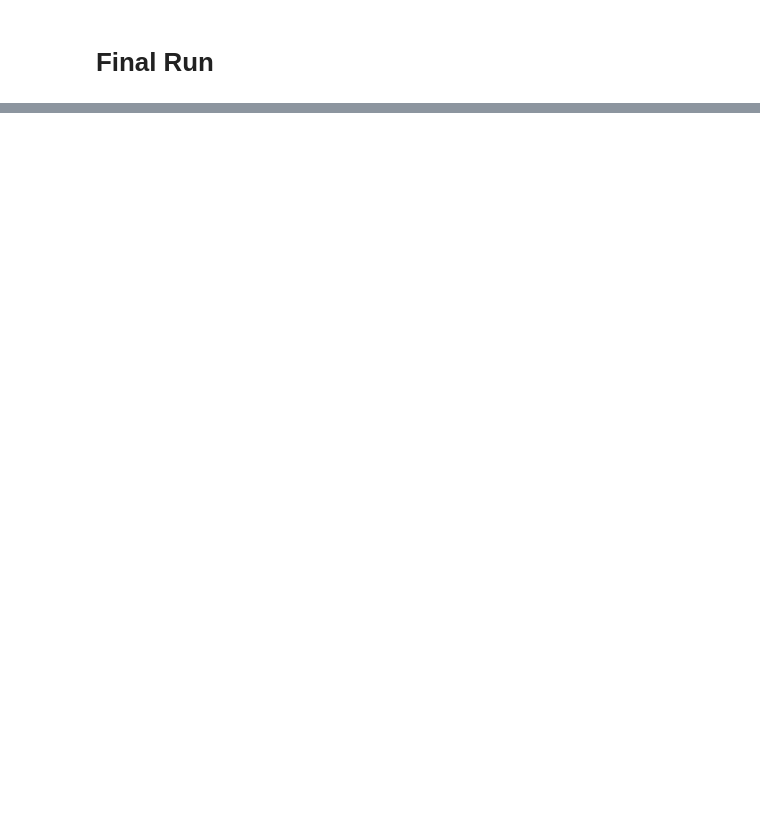
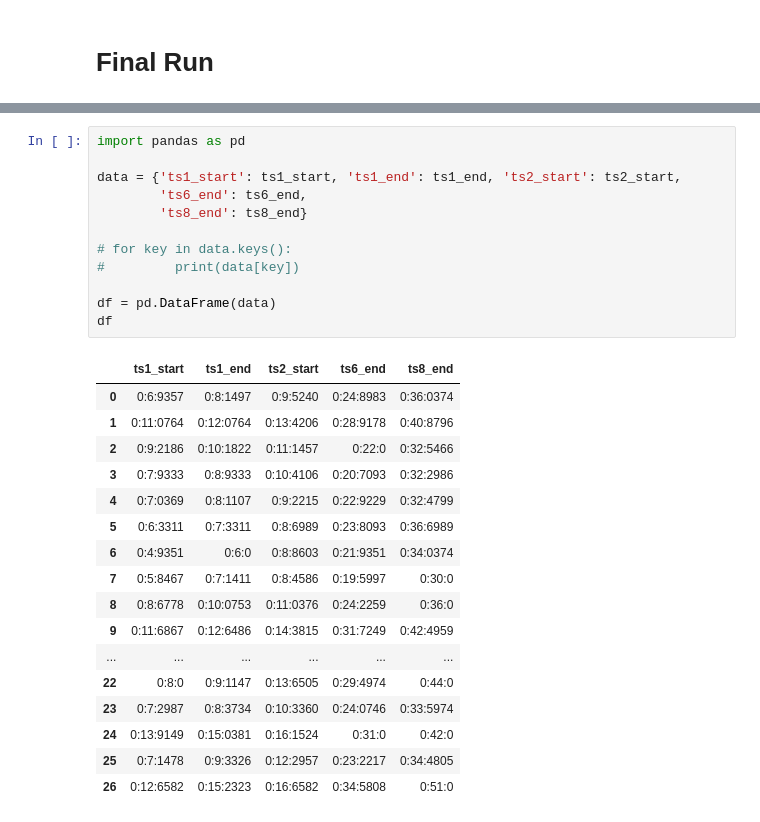
Before and after one commit to lesmonsaluta/aks-screen-rec-processing, a Jupyter notebook: testing.ipynb, the cells around one changed output, grey strips where cells are left out. Drawn from its saved outputs; the diff is of its cells as text; blank space fills up the shorter version.

```diff
--- a/testing.ipynb
+++ b/testing.ipynb
@@ -761,0 +841,30 @@ ts8, locking promo {'start': '', 'end': '0:36:0374296435272045'}
+# %%
+import pandas as pd
+
+data = {'ts1_start': ts1_start, 'ts1_end': ts1_end, 'ts2_start': ts2_start,
+        'ts6_end': ts6_end,
+        'ts8_end': ts8_end}
+
+# for key in data.keys():
+#         print(data[key])
+
+df = pd.DataFrame(data)
+df
+# %% [output]
+|  | ts1_start | ts1_end | ts2_start | ts6_end | ts8_end |
+| 0 | 0:6:9357 | 0:8:1497 | 0:9:5240 | 0:24:8983 | 0:36:0374 |
+| 1 | 0:11:0764 | 0:12:0764 | 0:13:4206 | 0:28:9178 | 0:40:8796 |
+| 2 | 0:9:2186 | 0:10:1822 | 0:11:1457 | 0:22:0 | 0:32:5466 |
+| 3 | 0:7:9333 | 0:8:9333 | 0:10:4106 | 0:20:7093 | 0:32:2986 |
+| 4 | 0:7:0369 | 0:8:1107 | 0:9:2215 | 0:22:9229 | 0:32:4799 |
+| 5 | 0:6:3311 | 0:7:3311 | 0:8:6989 | 0:23:8093 | 0:36:6989 |
+| 6 | 0:4:9351 | 0:6:0 | 0:8:8603 | 0:21:9351 | 0:34:0374 |
+| 7 | 0:5:8467 | 0:7:1411 | 0:8:4586 | 0:19:5997 | 0:30:0 |
+| 8 | 0:8:6778 | 0:10:0753 | 0:11:0376 | 0:24:2259 | 0:36:0 |
+| 9 | 0:11:6867 | 0:12:6486 | 0:14:3815 | 0:31:7249 | 0:42:4959 |
+| ... | ... | ... | ... | ... | ... |
+| 22 | 0:8:0 | 0:9:1147 | 0:13:6505 | 0:29:4974 | 0:44:0 |
+| 23 | 0:7:2987 | 0:8:3734 | 0:10:3360 | 0:24:0746 | 0:33:5974 |
+| 24 | 0:13:9149 | 0:15:0381 | 0:16:1524 | 0:31:0 | 0:42:0 |
+| 25 | 0:7:1478 | 0:9:3326 | 0:12:2957 | 0:23:2217 | 0:34:4805 |
+| 26 | 0:12:6582 | 0:15:2323 | 0:16:6582 | 0:34:5808 | 0:51:0 |
```
Also changed, not shown: parts of 12 cells of this notebook.
